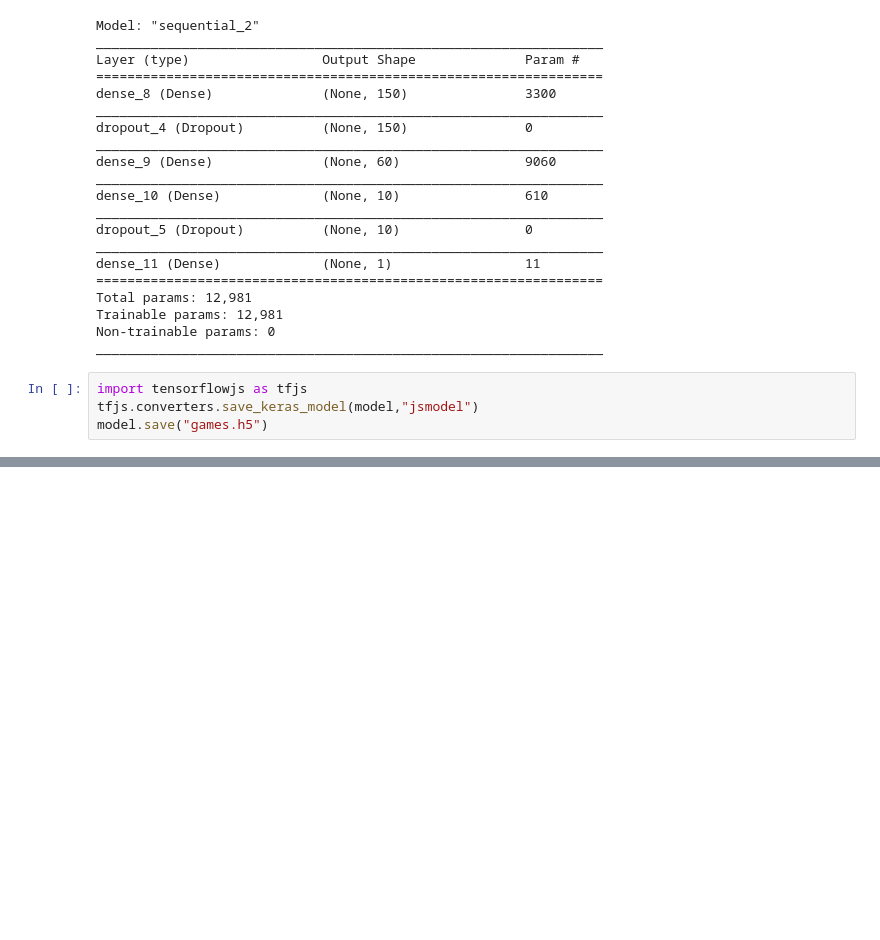
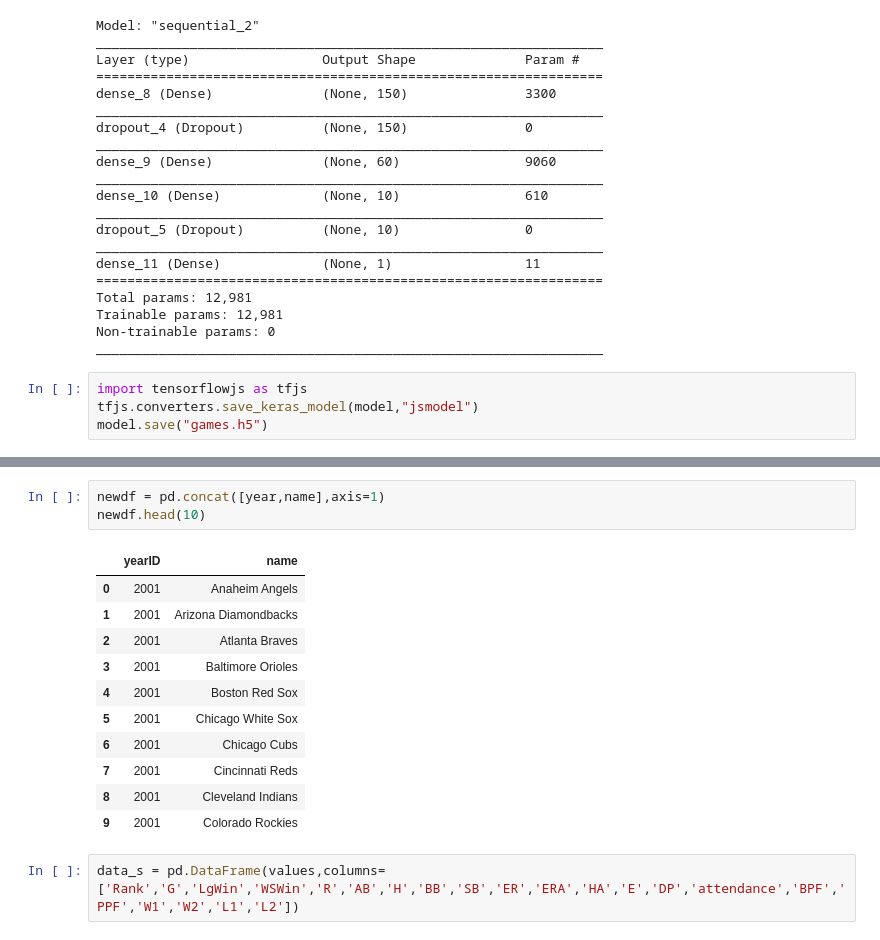
Before and after one commit to davidhu7/HackDavis, a Jupyter notebook: MLmodels/model.ipynb, the cells around one changed output, grey strips where cells are left out. Drawn from its saved outputs; the diff is of its cells as text; blank space fills up the shorter version.

```diff
--- a/MLmodels/model.ipynb
+++ b/MLmodels/model.ipynb
@@ -251,0 +266,17 @@ model.save("games.h5")
+# %%
+newdf = pd.concat([year,name],axis=1)
+newdf.head(10)
+# %% [output]
+|  | yearID | name |
+| 0 | 2001 | Anaheim Angels |
+| 1 | 2001 | Arizona Diamondbacks |
+| 2 | 2001 | Atlanta Braves |
+| 3 | 2001 | Baltimore Orioles |
+| 4 | 2001 | Boston Red Sox |
+| 5 | 2001 | Chicago White Sox |
+| 6 | 2001 | Chicago Cubs |
+| 7 | 2001 | Cincinnati Reds |
+| 8 | 2001 | Cleveland Indians |
+| 9 | 2001 | Colorado Rockies |
+# %%
+data_s = pd.DataFrame(values,columns=['Rank','G','LgWin','WSWin','R','AB','H','BB','SB','ER','ERA','HA','E','DP','attendance','BPF','PPF','W1','W2','L1','L2'])
```
Also changed, not shown: parts of 5 cells of this notebook, 3 other files.
